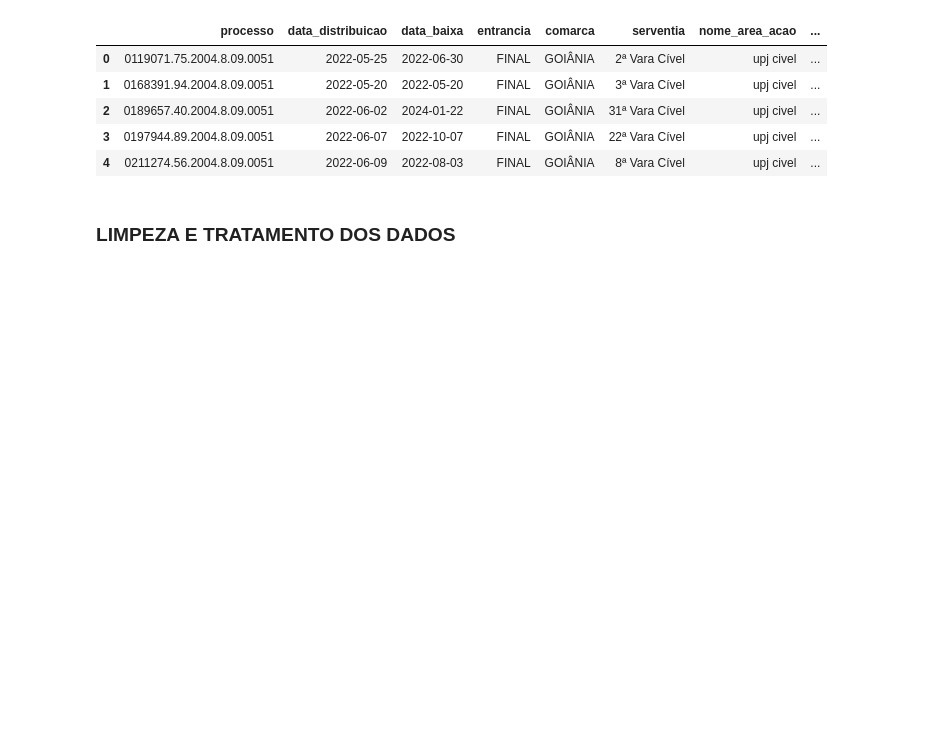
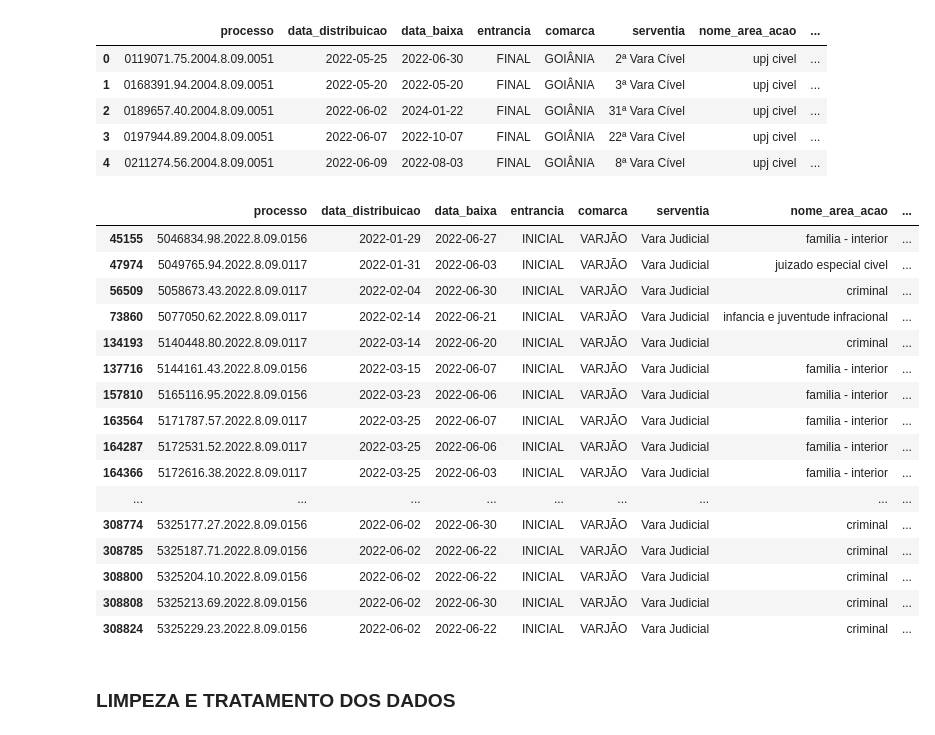
Before and after one commit to laysfreitas/TJGO_AprendizadoDeMaquina, a Jupyter notebook: 3 - Data Preparation.ipynb, the cells around one changed output. Saved outputs shown, nothing was run; the diff lists cells and outputs as text; code cells hidden in the pictures; blank space fills up the shorter version.

```diff
--- a/3 - Data Preparation.ipynb
+++ b/3 - Data Preparation.ipynb
@@ -50,6 +50,28 @@ df.head()
 | 2 | 0189657.40.2004.8.09.0051 | 2022-06-02 | 2024-01-22 | FINAL | GOIÂNIA | 31ª Vara Cível | upj civel | ... |
 | 3 | 0197944.89.2004.8.09.0051 | 2022-06-07 | 2022-10-07 | FINAL | GOIÂNIA | 22ª Vara Cível | upj civel | ... |
 | 4 | 0211274.56.2004.8.09.0051 | 2022-06-09 | 2022-08-03 | FINAL | GOIÂNIA | 8ª Vara Cível | upj civel | ... |
+# %%
+df_temp = df.copy()
+df_temp['data_baixa'] = df_temp['data_baixa'].astype(str)
+df_temp[(df_temp['comarca'] == 'VARJÃO') & (df_temp['serventia'] == 'Vara Judicial') & (df_temp['data_baixa'].str.contains('2022-06'))]
+# %% [output]
+|  | processo | data_distribuicao | data_baixa | entrancia | comarca | serventia | nome_area_acao | ... |
+| 45155 | 5046834.98.2022.8.09.0156 | 2022-01-29 | 2022-06-27 | INICIAL | VARJÃO | Vara Judicial | familia - interior | ... |
+| 47974 | 5049765.94.2022.8.09.0117 | 2022-01-31 | 2022-06-03 | INICIAL | VARJÃO | Vara Judicial | juizado especial civel | ... |
+| 56509 | 5058673.43.2022.8.09.0117 | 2022-02-04 | 2022-06-30 | INICIAL | VARJÃO | Vara Judicial | criminal | ... |
+| 73860 | 5077050.62.2022.8.09.0117 | 2022-02-14 | 2022-06-21 | INICIAL | VARJÃO | Vara Judicial | infancia e juventude infracional | ... |
+| 134193 | 5140448.80.2022.8.09.0117 | 2022-03-14 | 2022-06-20 | INICIAL | VARJÃO | Vara Judicial | criminal | ... |
+| 137716 | 5144161.43.2022.8.09.0156 | 2022-03-15 | 2022-06-07 | INICIAL | VARJÃO | Vara Judicial | familia - interior | ... |
+| 157810 | 5165116.95.2022.8.09.0156 | 2022-03-23 | 2022-06-06 | INICIAL | VARJÃO | Vara Judicial | familia - interior | ... |
+| 163564 | 5171787.57.2022.8.09.0117 | 2022-03-25 | 2022-06-07 | INICIAL | VARJÃO | Vara Judicial | familia - interior | ... |
+| 164287 | 5172531.52.2022.8.09.0117 | 2022-03-25 | 2022-06-06 | INICIAL | VARJÃO | Vara Judicial | familia - interior | ... |
+| 164366 | 5172616.38.2022.8.09.0117 | 2022-03-25 | 2022-06-03 | INICIAL | VARJÃO | Vara Judicial | familia - interior | ... |
+| ... | ... | ... | ... | ... | ... | ... | ... | ... |
+| 308774 | 5325177.27.2022.8.09.0156 | 2022-06-02 | 2022-06-30 | INICIAL | VARJÃO | Vara Judicial | criminal | ... |
+| 308785 | 5325187.71.2022.8.09.0156 | 2022-06-02 | 2022-06-22 | INICIAL | VARJÃO | Vara Judicial | criminal | ... |
+| 308800 | 5325204.10.2022.8.09.0156 | 2022-06-02 | 2022-06-22 | INICIAL | VARJÃO | Vara Judicial | criminal | ... |
+| 308808 | 5325213.69.2022.8.09.0156 | 2022-06-02 | 2022-06-30 | INICIAL | VARJÃO | Vara Judicial | criminal | ... |
+| 308824 | 5325229.23.2022.8.09.0156 | 2022-06-02 | 2022-06-22 | INICIAL | VARJÃO | Vara Judicial | criminal | ... |
 # %% [markdown]
 ### LIMPEZA E TRATAMENTO DOS DADOS
 # %%
```
Also changed, not shown: parts of 12 cells of this notebook, 7 other files.
